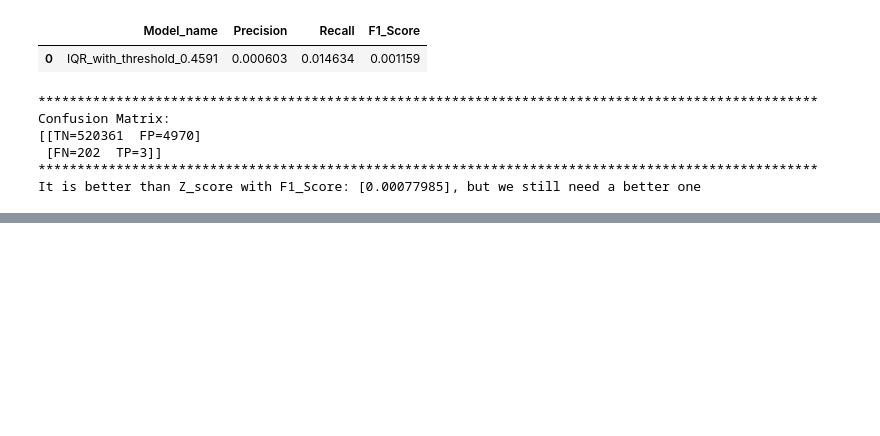
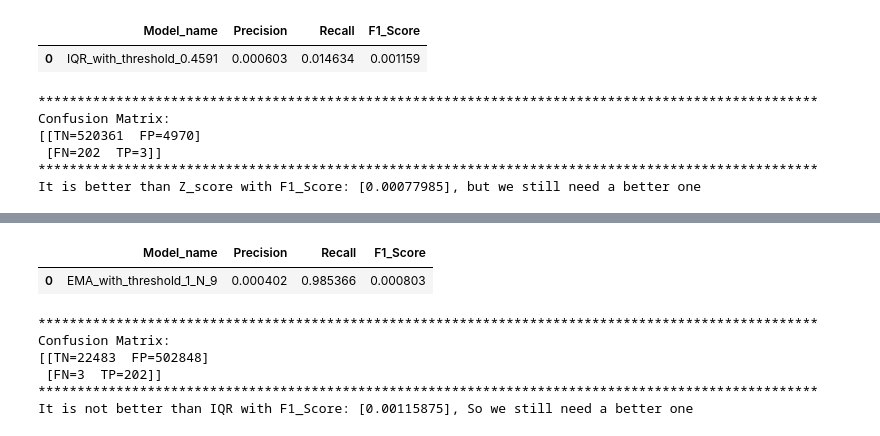
Before and after one commit to Mohammad-Amirifard/Traffic-Anomaly-Detection, a Jupyter notebook: Notebooks/Traffic_anomaly_detection.ipynb, the cells around one changed output, grey strips where cells are left out. Cells and saved outputs as stored; diff of their text form; code cells hidden in the pictures; blank space fills up the shorter version.

```diff
--- a/Notebooks/Traffic_anomaly_detection.ipynb
+++ b/Notebooks/Traffic_anomaly_detection.ipynb
@@ -435,0 +547,21 @@ It is better than Z_score with F1_Score: [0.00077985], but we still need a bette
+# %%
+# Call function with best threshold and N
+performance_table = pd.DataFrame({'Model_name':[],'Precision':[],'Recall':[],'F1_Score':[]})
+y_true,y_pred,EMA_performance_table, confusion_matrix = EMA_method(df=df,N=9,threshold=1)
+display(EMA_performance_table)
+print('*'*100)
+print('Confusion Matrix:')
+print(f'[[TN={confusion_matrix[0][0]}  FP={confusion_matrix[0][1]}]')
+print(f' [FN={confusion_matrix[1][0]}  TP={confusion_matrix[1][1]}]]')
+print('*'*100)
+IQR_Perforamnce = IQR_performance_table['F1_Score'].values
+print(f'It is not better than IQR with F1_Score: {IQR_Perforamnce}, So we still need a better one')
+# %% [output]
+|  | Model_name | Precision | Recall | F1_Score |
+| 0 | EMA_with_threshold_1_N_9 | 0.000402 | 0.985366 | 0.000803 |
+****************************************************************************************************
+Confusion Matrix:
+[[TN=22483  FP=502848]
+ [FN=3  TP=202]]
+****************************************************************************************************
+It is not better than IQR with F1_Score: [0.00115875], So we still need a better one
```
Also changed, not shown: parts of 6 cells of this notebook.
